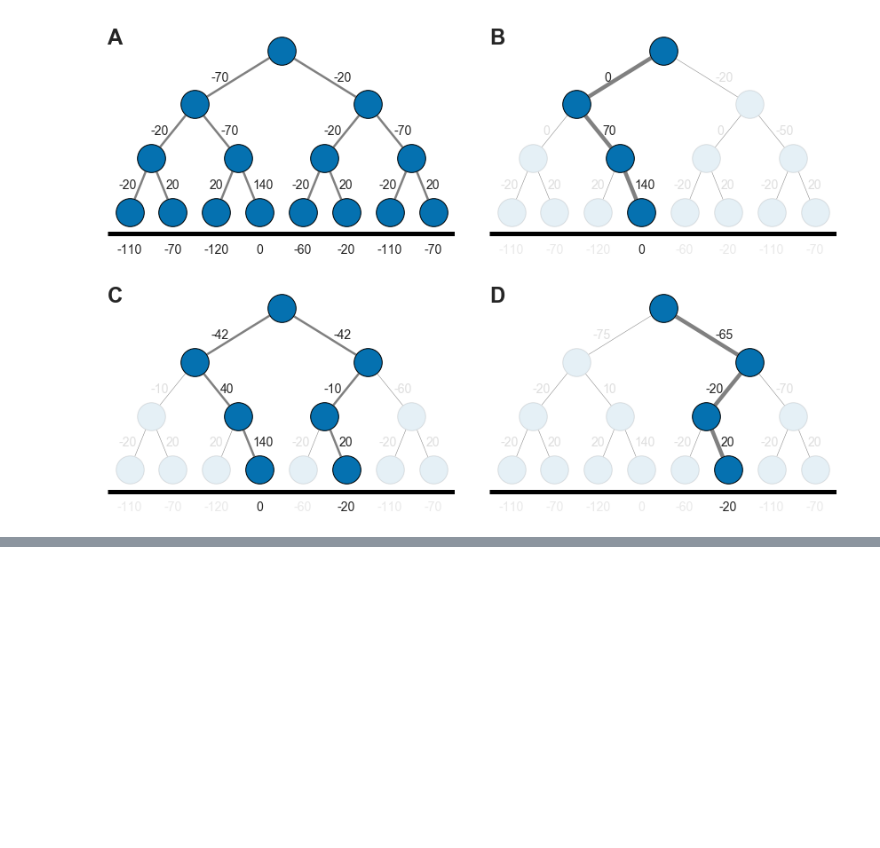
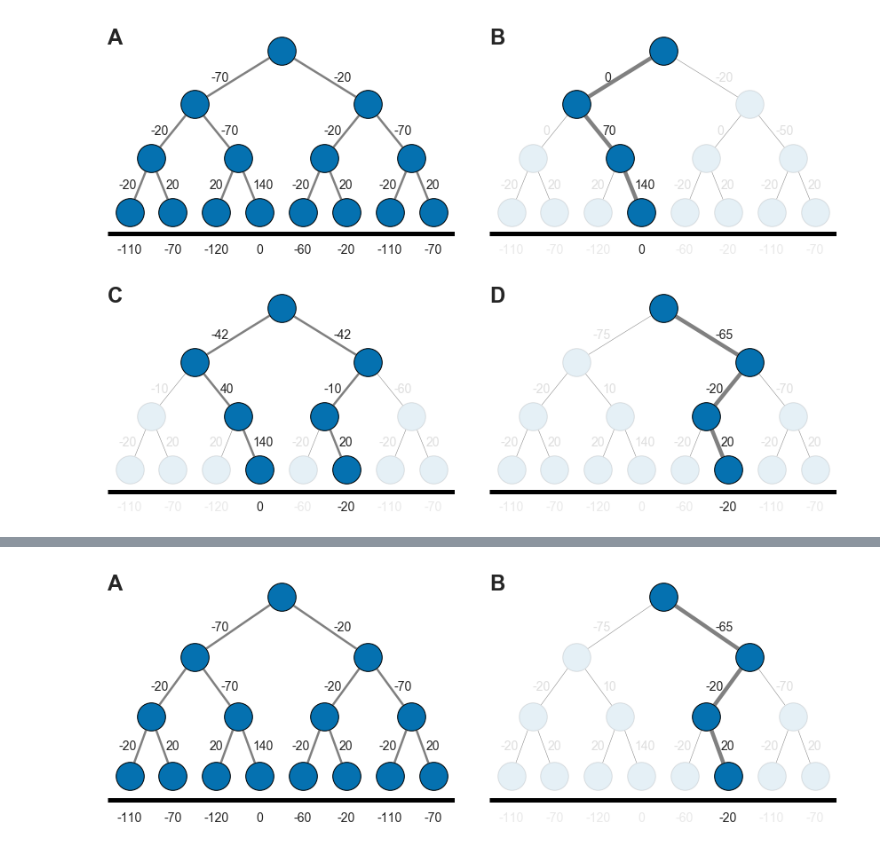
Before and after one commit to ndawlab/seqanx, a Jupyter notebook: notebooks/04_DecisionTree.ipynb, the cells around one changed output, grey strips where cells are left out. Saved outputs shown, nothing was run; the diff lists cells and outputs as text; code cells hidden in the pictures; blank space fills up the shorter version.

Commit message:
first (near complete) draft of rldm 2019

```diff
--- a/notebooks/04_DecisionTree.ipynb
+++ b/notebooks/04_DecisionTree.ipynb
@@ -114,0 +117,89 @@ plt.savefig(os.path.join(img_dir, '04_tree.png'), dpi=180)
+# %%
+from sisyphus.mdp import ValueIteration
+from sisyphus.mdp._misc import softmax
+from palettable.colorbrewer.diverging import RdBu_5 as palette
+
+#~~~~~~~~~~~~~~~~~~~~~~~~~~~~~~~~~~~~~~~~~~#
+### Define parameters.
+#~~~~~~~~~~~~~~~~~~~~~~~~~~~~~~~~~~~~~~~~~~#
+
+## Simulation parameters.
+w = 0.5
+
+## Visualization parameters.
+vmin, vmax = -24, 0
+inv_temp = 10
+
+#~~~~~~~~~~~~~~~~~~~~~~~~~~~~~~~~~~~~~~~~~~#
+### Value Iteration.
+#~~~~~~~~~~~~~~~~~~~~~~~~~~~~~~~~~~~~~~~~~~#
+
+## Initialize environment.
+gym = DecisionTree()
+
+## Initialize value iteration.
+qvi = ValueIteration(policy='pessimism', gamma=1.0, w=w)
+
+## Solve for Q-values.
+qvi  = qvi.fit(gym)
+Q = qvi.Q.copy()
+
+## Solve for state values.
+V = qvi.V.copy()
+
+## This next section is used to calculate edge weights for
+## visualization. Weights are a function of the likelihood
+## of taking a certain action, as computed via the softmax.
+info = gym.info.copy()
+info["S'"] = info["S'"].apply(lambda arr: arr[0])
+
+## Copy Q-values.
+info['Q'] = qvi.Q
+
+## Copy likelihood of action.
+info['theta'] = info.groupby('S').Q.apply(lambda arr: softmax(arr * inv_temp))
+
+## Compute joint-likelihood.
+for a in range(sum(info["S"] != info["S'"])):
+    info.loc[info['S'] == info.loc[a,"S'"],'theta'] *= info.loc[a,'theta']
+
+## Store values.
+theta_q = info.theta.values.copy()         # Joint likelihood of action.
+theta_v = info.groupby('S').theta.max()    # Joint likelihood of state.
+
+## Fill in terminal states.
+V[-8:] = [-20, 20, 20, 140, -20, 20, -20, 20]
+
+#~~~~~~~~~~~~~~~~~~~~~~~~~~~~~~~~~~~~~~~~~~#
+### Plotting.
+#~~~~~~~~~~~~~~~~~~~~~~~~~~~~~~~~~~~~~~~~~~#
+
+## Initialize figure.
+fig = plt.figure(figsize=(12,4))
+colors = palette.hex_colors
+
+## Initialize plots and divider.
+gs = gridspec.GridSpec(1,2)
+gs.update(left=0.025, right=0.975, bottom=0.05, top=0.975, hspace=0.2, wspace=0.1)
+
+## Plot environment.
+ax = plt.subplot(gs[0])
+gym.plot_decision_tree(color=colors[-1], edge_width=2.5, edge_labels=True, path_sums=True, ax=ax)
+ax.annotate('A', (0,0), (0,1), 'axes fraction', va='top', ha='left',
+            fontsize=24, fontweight='bold')
+
+## Define plot features.
+alpha = np.where(theta_v < 0.5, 0.1, 1)    # Node transparency.
+edge_width = np.copy(theta_q) * 4 + 0.5     # Edge line widths.
+ela = np.where(theta_q < 0.5, 0.15, 1)      # Edge label transparency.
+
+## Plot value map.
+ax = plt.subplot(gs[1])
+ax = gym.plot_decision_tree(color=colors[-1],alpha=alpha, edge_width=edge_width,
+                            edge_labels=Q[:14], edge_label_alpha=ela, ax=ax)
+ax.annotate('B', (0,0), (0,1), 'axes fraction', va='top', ha='left',
+            fontsize=24, fontweight='bold')
+
+plt.savefig(os.path.join(img_dir, '04_tree_rldm.png'), dpi=180)
+# %% [output]
+[figure, added]
```
Also changed, not shown: parts of 1 cell of this notebook, 4 other files.
